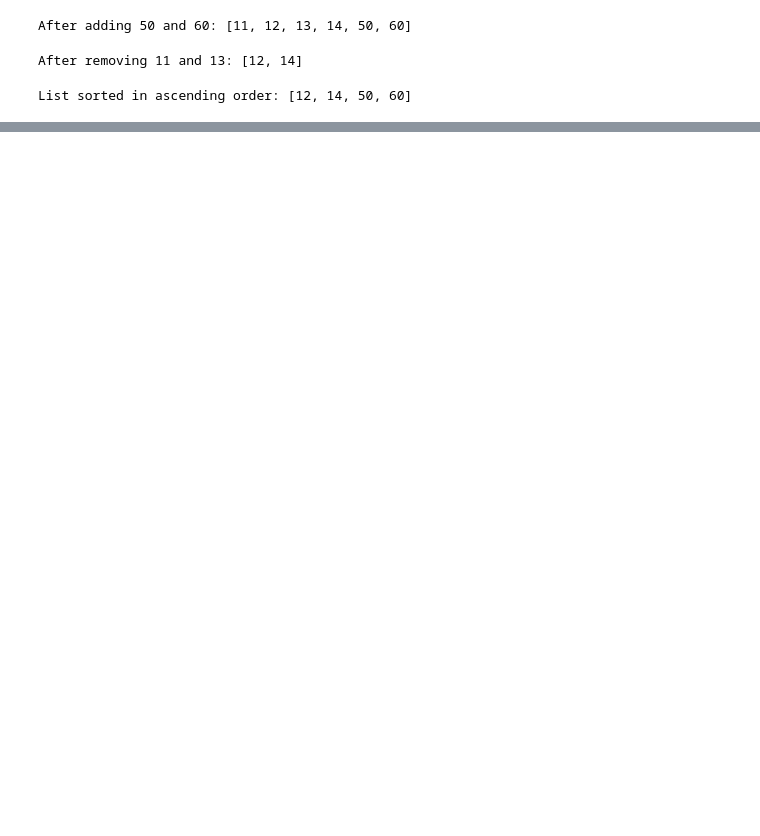
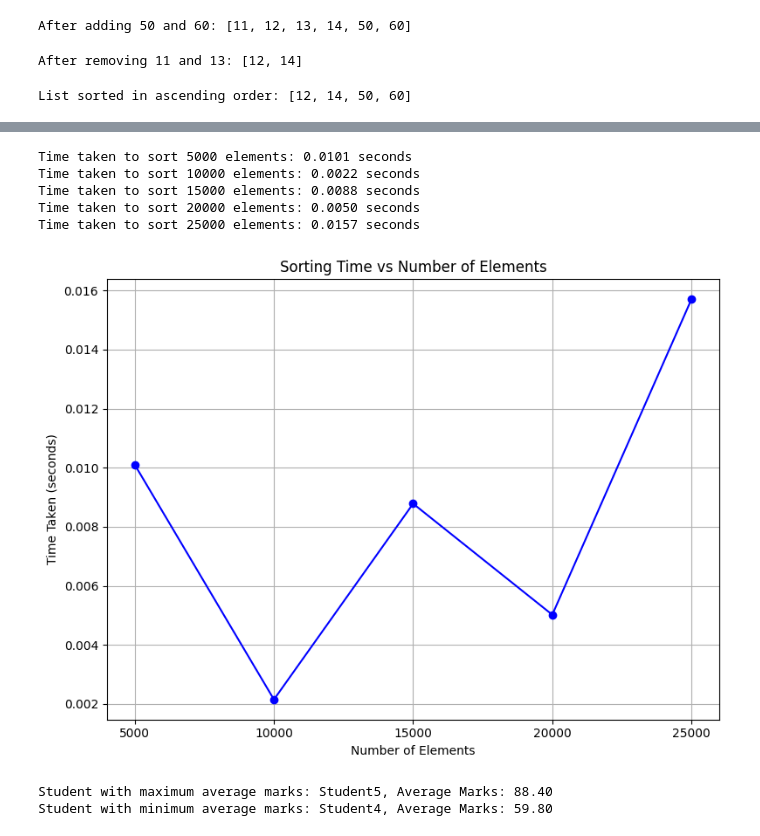
Before and after one commit to gkaleeswari/assignment-1, a Jupyter notebook: Untitled2.ipynb, the cells around one changed output, grey strips where cells are left out. Drawn from its saved outputs; the diff is of its cells as text; code cells hidden in the pictures; blank space fills up the shorter version.

```diff
--- a/Untitled2.ipynb
+++ b/Untitled2.ipynb
@@ -91,0 +367,8 @@ List deleted.
+# %%
+L = ["One", "Two", "Three", "Four", "Five"]
+
+with open('output.txt', 'w') as file:
+    for item in L:
+        file.write(f"{item}, {len(item)}\n")
+
+print("Lengths of each element in the list have been written to output.txt")
@@ -91,0 +416,8 @@ List deleted.
+# %%
+import time
+start_time = time.time()
+for i in range(1000000):
+    pass
+end_time = time.time()
+elapsed_time = end_time - start_time
+print(f"Elapsed time: {elapsed_time:.4f} seconds")
@@ -91,0 +428,64 @@ List deleted.
+# %%
+import time
+import matplotlib.pyplot as plt
+
+
+def generate_random_list(size):
+    return [random.random() for _ in range(size)]
+
+def measure_sorting_time(lst):
+    start_time = time.time()
+    lst.sort()
+    end_time = time.time()
+    return end_time - start_time
+
+sizes = [5000, 10000, 15000, 20000, 25000]
+times = []
+
+for size in sizes:
+    random_list = generate_random_list(size)
+    sorting_time = measure_sorting_time(random_list)
+    times.append(sorting_time)
+    print(f"Time taken to sort {size} elements: {sorting_time:.4f} seconds")
+
+plt.figure(figsize=(8, 6))
+plt.plot(sizes, times, marker='o', linestyle='-', color='b')
+plt.title('Sorting Time vs Number of Elements')
+plt.xlabel('Number of Elements')
+plt.ylabel('Time Taken (seconds)')
+plt.grid(True)
+plt.xticks(sizes)
+plt.tight_layout()
+plt.show()
+# %% [output]
+Time taken to sort 5000 elements: 0.0101 seconds
+Time taken to sort 10000 elements: 0.0022 seconds
+Time taken to sort 15000 elements: 0.0088 seconds
+Time taken to sort 20000 elements: 0.0050 seconds
+Time taken to sort 25000 elements: 0.0157 seconds
+[figure, added]
+# %%
+student_marks = {
+    'Student1': [80, 75, 85, 90, 78],
+    'Student2': [70, 65, 68, 72, 76],
+    'Student3': [85, 80, 90, 88, 92],
+    'Student4': [60, 55, 58, 62, 64],
+    'Student5': [90, 85, 88, 92, 87]
+}
+
+
+average_marks = {}
+for student, marks in student_marks.items():
+    average_marks[student] = sum(marks) / len(marks)
+
+max_student = max(average_marks, key=average_marks.get)
+max_average = average_marks[max_student]
+
+min_student = min(average_marks, key=average_marks.get)
+min_average = average_marks[min_student]
+
+print(f"Student with maximum average marks: {max_student}, Average Marks: {max_average:.2f}")
+print(f"Student with minimum average marks: {min_student}, Average Marks: {min_average:.2f}")
+# %% [output]
+Student with maximum average marks: Student5, Average Marks: 88.40
+Student with minimum average marks: Student4, Average Marks: 59.80
```
Also changed, not shown: parts of 50 cells of this notebook.
